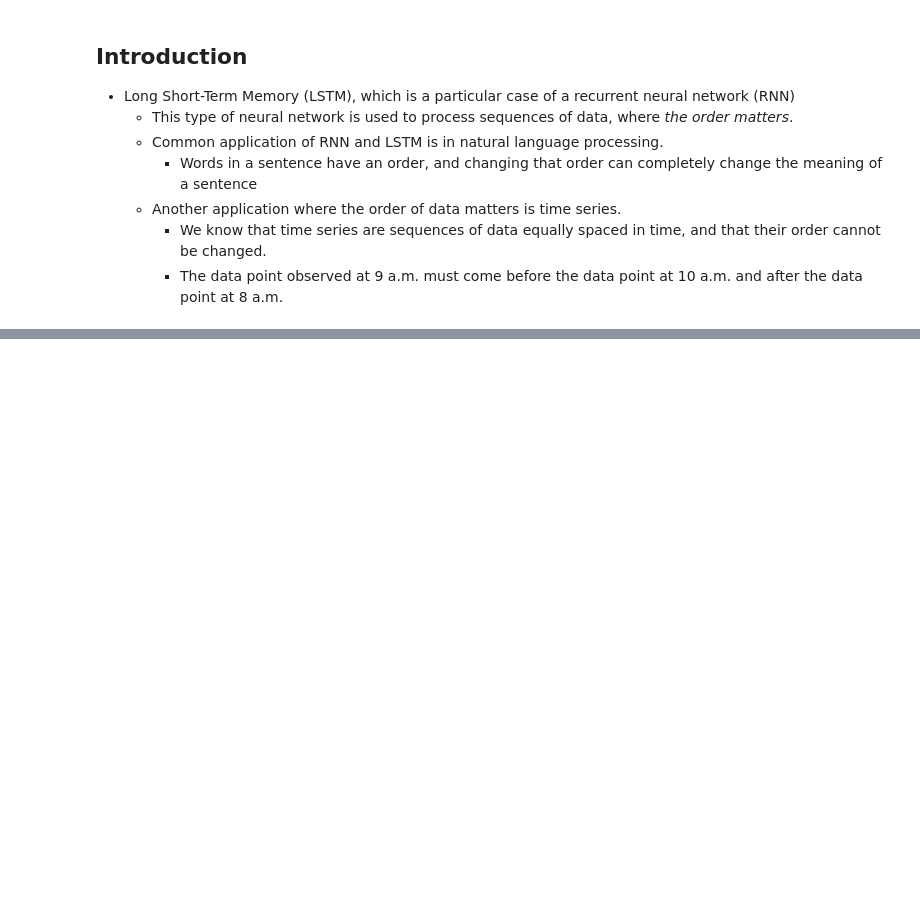
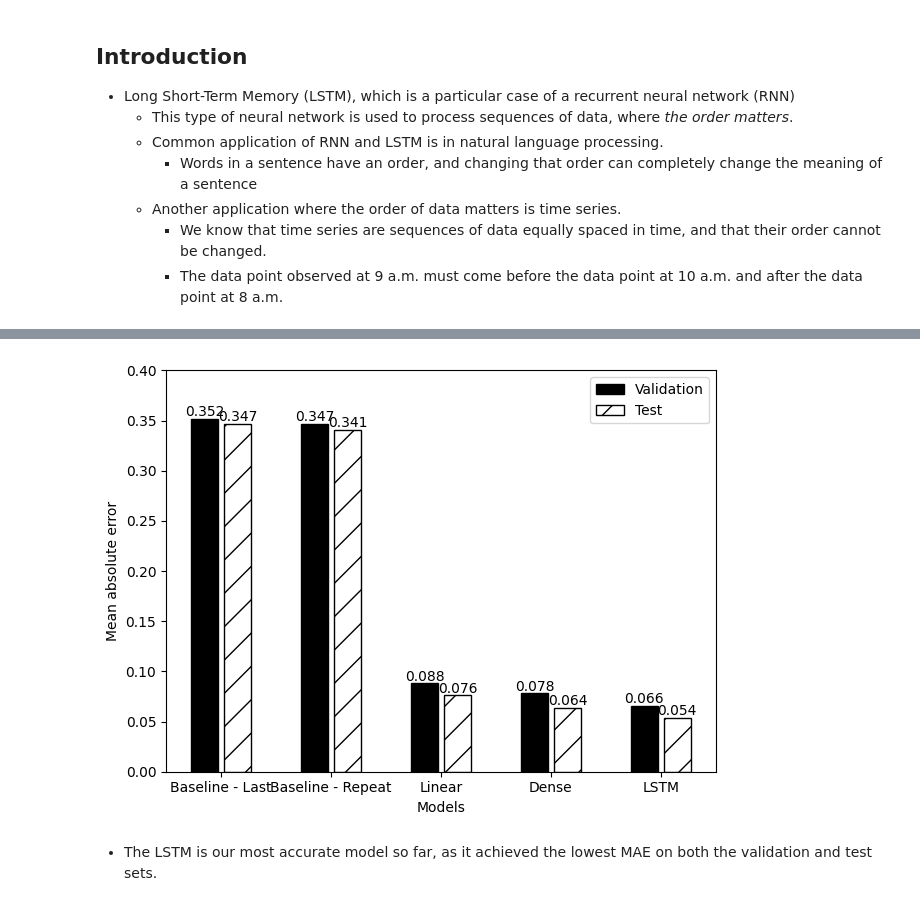
Before and after one commit to CodexploreRepo/time-series, a Jupyter notebook: notebook/deep_learning/lstm.ipynb, the cells around one changed output, grey strips where cells are left out. Cells and saved outputs as stored; diff of their text form; code cells hidden in the pictures; blank space fills up the shorter version.

```diff
--- a/notebook/deep_learning/lstm.ipynb
+++ b/notebook/deep_learning/lstm.ipynb
@@ -87,0 +419,15 @@
+# %%
+multi_window = DataWindow(input_width=24, label_width=24, shift=24, label_columns=['traffic_volume'])
+# %%
+ms_lstm_model = Sequential([
+    LSTM(32, return_sequences=True),
+    Dense(1, kernel_initializer=tf.initializers.zeros),
+])
+
+history = compile_and_fit(ms_lstm_model, multi_window, optimizer=Adam())
+
+ms_val_performance = {}
+ms_performance = {}
+
+ms_val_performance['LSTM'] = ms_lstm_model.evaluate(multi_window.val)
+ms_performance['LSTM'] = ms_lstm_model.evaluate(multi_window.test, verbose=0)
@@ -87,0 +452,16 @@
+# %%
+# Values obtained from baseline and dnn models
+ms_mae_val = [0.352, 0.347, 0.088, 0.078]
+ms_mae_test = [0.347, 0.341, 0.076, 0.064]
+
+ms_mae_val.append(ms_val_performance['LSTM'][1])
+ms_mae_test.append(ms_performance['LSTM'][1])
+
+plot_performance_metrics(ms_mae_val, ms_mae_test,
+                         labels=['Baseline - Last', 'Baseline - Repeat', 'Linear', 'Dense', 'LSTM'],
+                         ylim=(0,0.4)
+)
+# %% [output]
+[figure, added]
+# %% [markdown]
+- The LSTM is our most accurate model so far, as it achieved the lowest MAE on both the validation and test sets.
```
Also changed, not shown: parts of 22 cells of this notebook, 1 other file.
